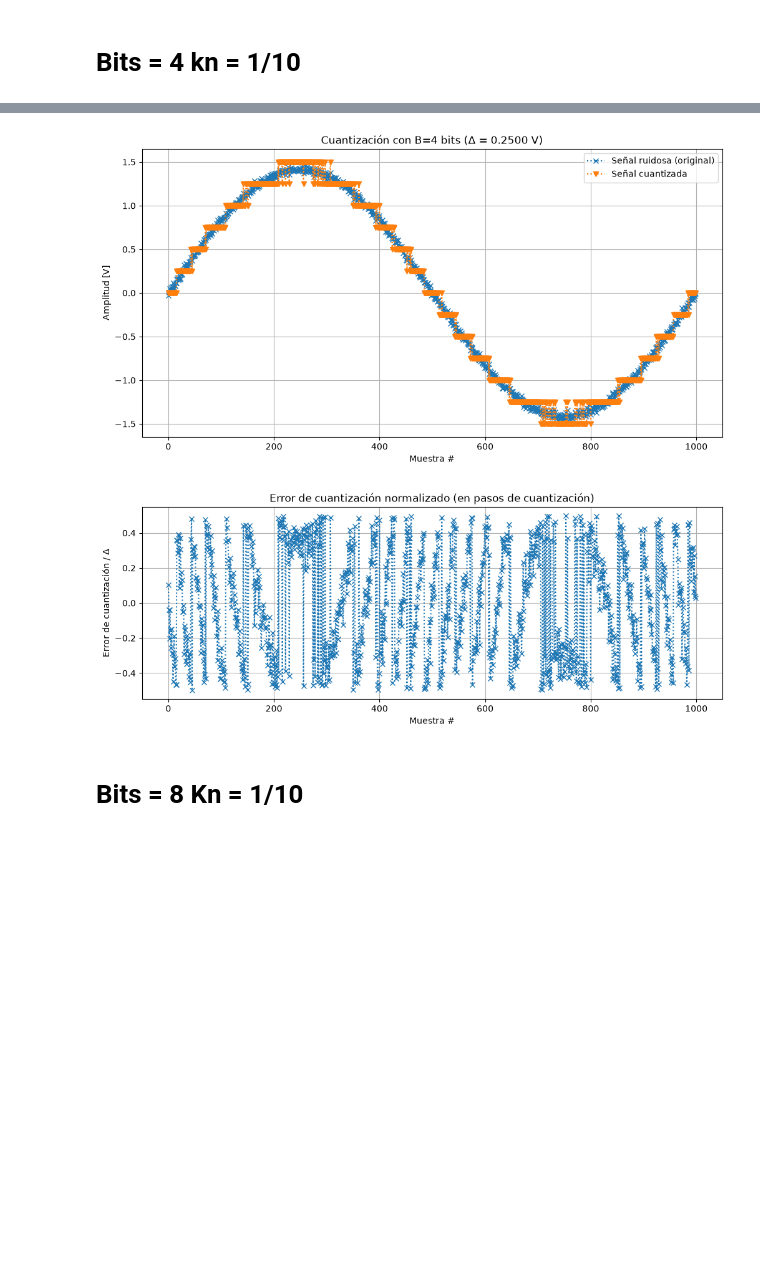
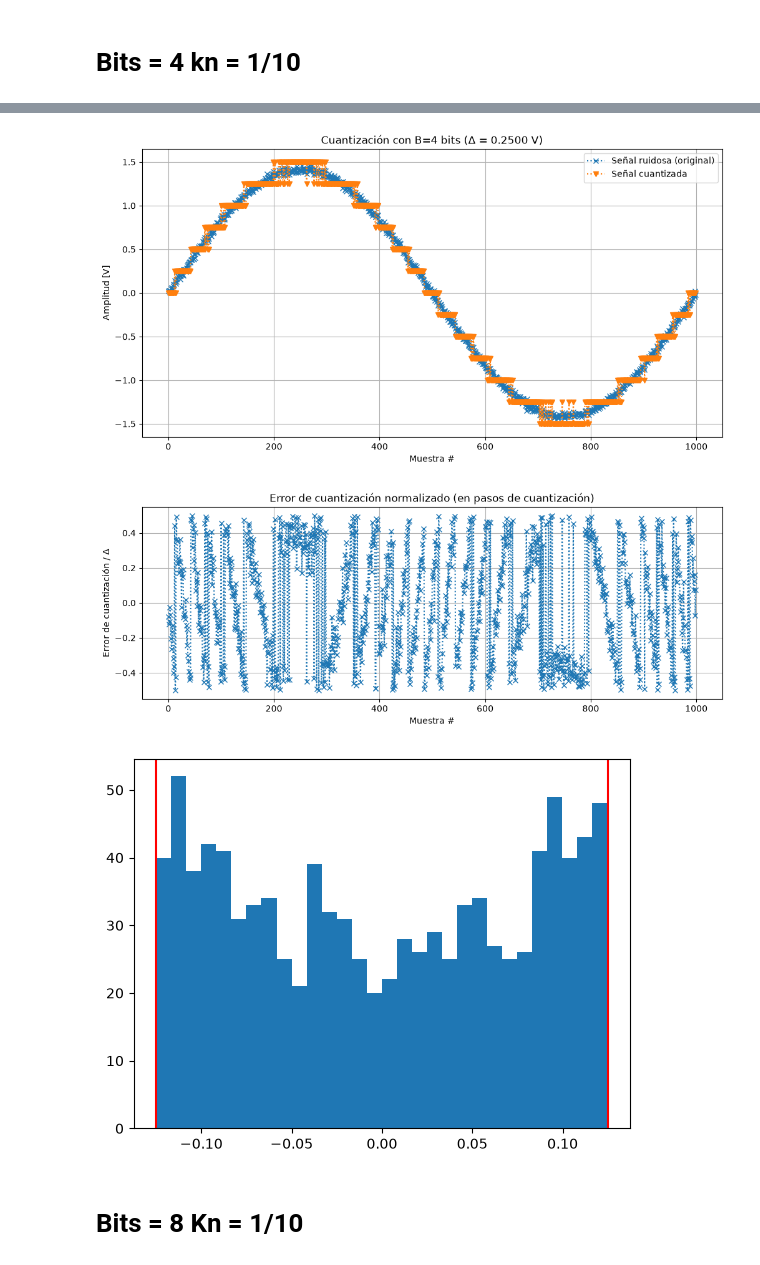
Before and after one commit to Tomasniklas/TS1-, a Jupyter notebook: TS2.ipynb, the cells around one changed output, grey strips where cells are left out. Saved outputs shown, nothing was run; the diff lists cells and outputs as text; code cells hidden in the pictures; blank space fills up the shorter version.

```diff
--- a/TS2.ipynb
+++ b/TS2.ipynb
@@ -311,38 +314,41 @@ plt.show()
 #%%
 
 # Señal cuantizada
 xx_q = np.round( noisy_xx / qq) * qq   # Es mi sq[n] senal cuantizada
 
 #%% Error de cuantización
 
 nq = xx_q - noisy_xx
 
-# Error de cuantización = señal cuantizada - señal antes de cuantizar
-#%%
-
 # Graficar señal ruidosa y señal cuantizada
 plt.figure(figsize=(12, 6))
 plt.plot( noisy_xx , ':x', label='Señal ruidosa (original)')
 plt.plot(xx_q, ':v', label='Señal cuantizada')
 plt.xlabel("Muestra #")
 plt.ylabel("Amplitud [V]")
 plt.title(f"Cuantización con B={B} bits (Δ = {qq:.4f} V)")
 plt.legend()
 plt.grid(True)
 
 # Graficar el error de cuantización normalizado
 plt.figure(figsize=(12, 4))
 plt.plot(nq / qq, ':x')
 plt.xlabel("Muestra #")
 plt.ylabel("Error de cuantización / Δ")
 plt.title("Error de cuantización normalizado (en pasos de cuantización)")
 plt.grid(True)
 
 plt.show()
+
+plt.hist(nq, bins=30)
+plt.axvline(x=-qq/2, color='r')
+plt.axvline(x=qq/2, color='r')
+plt.show()
 # %% [output]
 [figure]
-[figure, old version]
+[figure, new version]
-[figure, old version]
+[figure, new version]
+[figure, added]
 # %% [markdown]
   # Bits = 8 Kn = 1/10
 # %%
```
Also changed, not shown: parts of 2 cells of this notebook.
